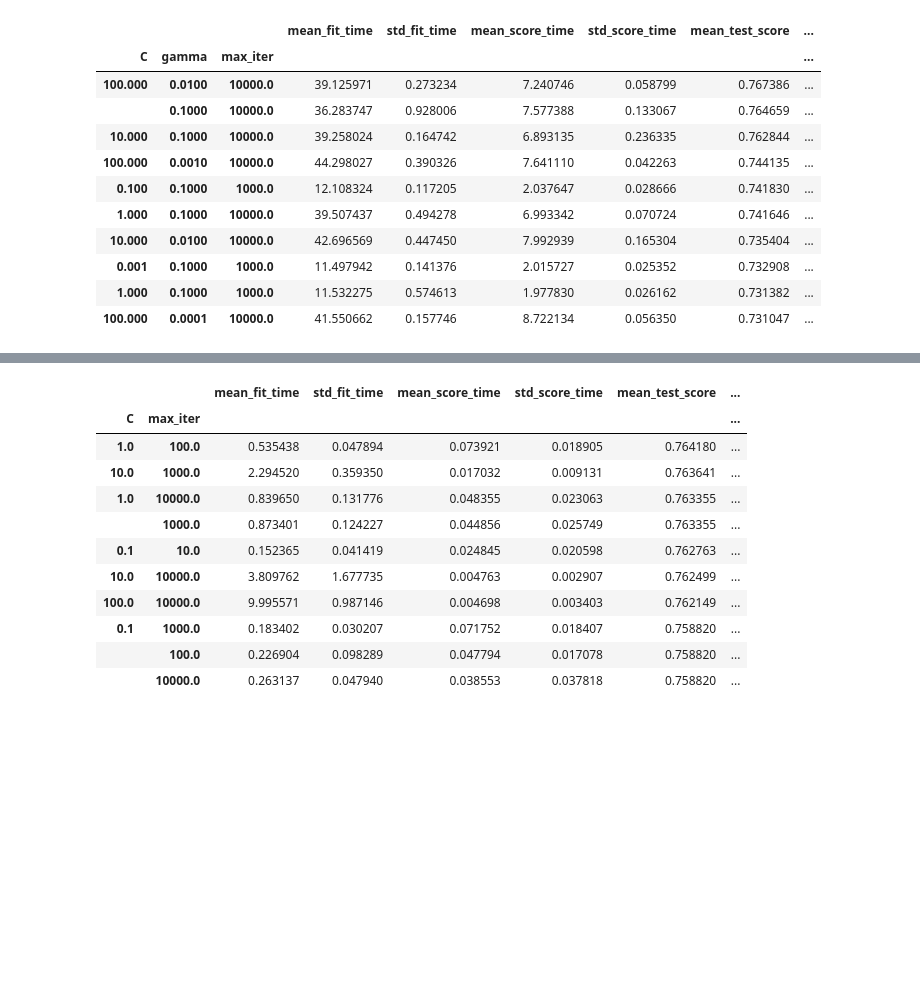
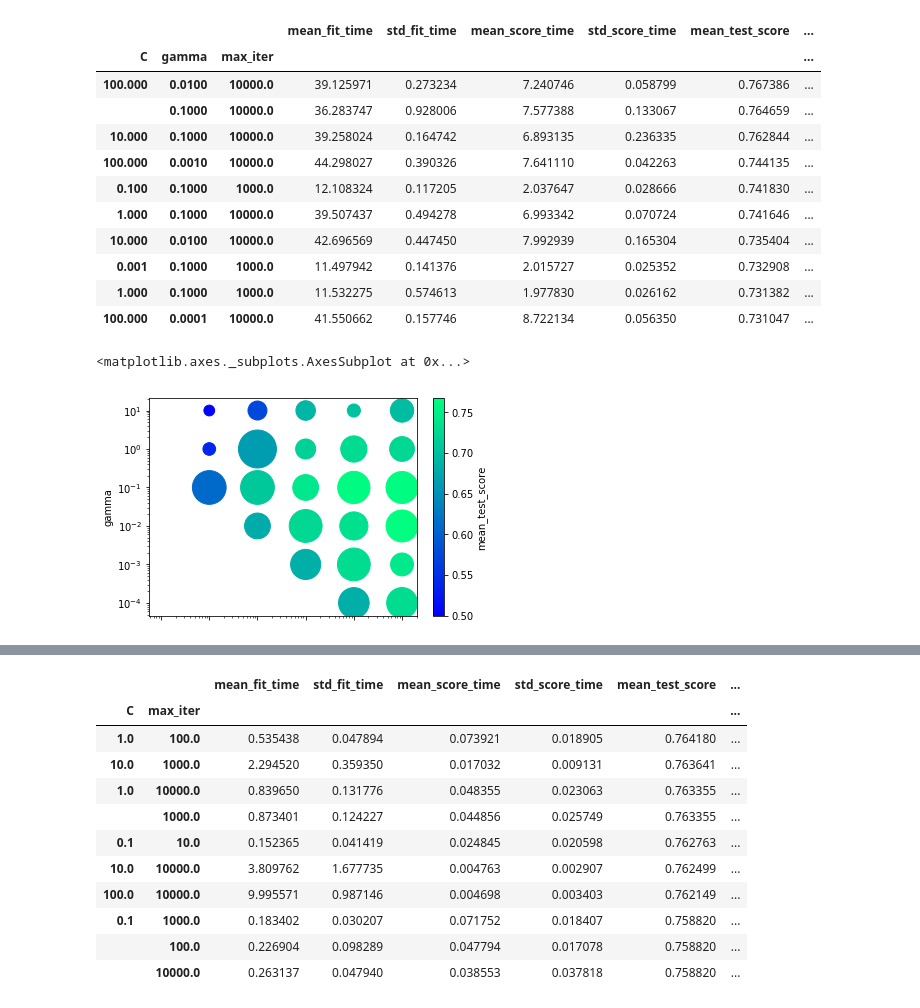
Before and after one commit to haniahhaq/CS7641-assignment-1, a Jupyter notebook: nb_adult_svm.ipynb, the cells around one changed output, grey strips where cells are left out. Drawn from its saved outputs; the diff is of its cells as text; code cells hidden in the pictures; blank space fills up the shorter version.

Commit message:
Tests ran for SVM

```diff
--- a/nb_adult_svm.ipynb
+++ b/nb_adult_svm.ipynb
@@ -275,3 +276,7 @@ rbf_df = scikit_cv_result_to_df(rbf_res)
+# %%
+# rbf_res = rbf_grid_search.cv_results_
+rbf_res = load_result_by_name('search_adult_SVM_0.767_2018-09-23_13-58-04-00_rbf.pkl')
+rbf_df = scikit_cv_result_to_df(rbf_res)
 # %%
 rbf_df.sort_values(by='rank_test_score').head(10)
 # %% [output]
@@ -287,3 +292,9 @@ rbf_df.sort_values(by='rank_test_score').head(10)
 | 0.001 | 0.1000 | 1000.0 | 11.497942 | 0.141376 | 2.015727 | 0.025352 | 0.732908 | ... |
 | 1.000 | 0.1000 | 1000.0 | 11.532275 | 0.574613 | 1.977830 | 0.026162 | 0.731382 | ... |
 | 100.000 | 0.0001 | 10000.0 | 41.550662 | 0.157746 | 8.722134 | 0.056350 | 0.731047 | ... |
+# %%
+rbf10000 = rbf_df.xs(10000.0, level='max_iter').reset_index()
+rbf10000.plot(kind='scatter', x='C', y='gamma', c='mean_test_score', s=rbf10000['std_test_score']*200000, cmap='winter', logx=True, logy=True)
+# %% [output]
+<matplotlib.axes._subplots.AxesSubplot at 0x...>
+[figure, added]
```
Also changed, not shown: parts of 12 cells of this notebook, 11 other files.
